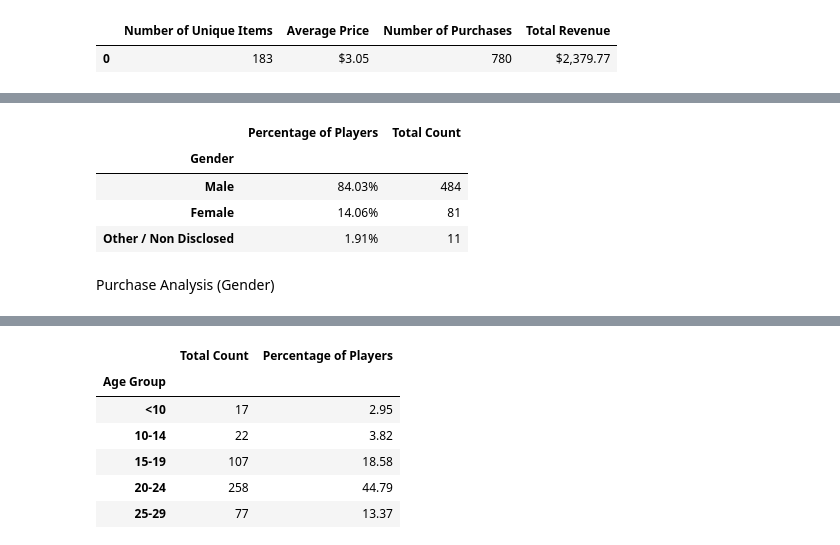
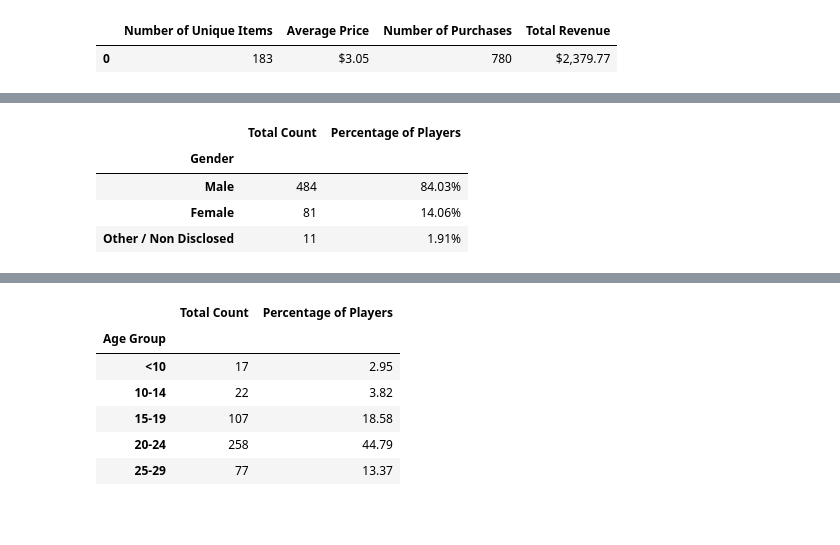
Before and after one commit to theriotn95/pandas-challenge, a Jupyter notebook: HeroesOfPymoli/Heroes_of_Pymoli_script.ipynb, the cells around one changed output, grey strips where cells are left out. Cells and saved outputs as stored; diff of their text form; code cells hidden in the pictures; blank space fills up the shorter version.

```diff
--- a/HeroesOfPymoli/Heroes_of_Pymoli_script.ipynb
+++ b/HeroesOfPymoli/Heroes_of_Pymoli_script.ipynb
@@ -53,33 +83,33 @@ Gender Demographics
 # %%
 #determine data you want in chart and start your data
 df_gender = purchase_data[['SN','Gender', 'Age']]
 df_gender_d = df_gender.drop_duplicates(subset='SN')
 
 #calculate perecentage and count values for your all of your gender rows
 males = df_gender_d.loc[df_gender_d['Gender'] == 'Male']
 males_count = len(males)
 male_per = (len(males)/len(df_gender_d))*100
 
 females = df_gender_d.loc[df_gender_d['Gender'] == 'Female']
 females_count = len(females)
 female_per = (len(females)/len(df_gender_d))*100
 
 others = df_gender_d.loc[df_gender_d['Gender'] == 'Other / Non-Disclosed']
 others_count = len(others)
 others_per = (len(others)/len(df_gender_d))*100
 
 #Now combine data that has been calcualted into a simple data frame
-gen_df = pd.DataFrame({"Gender":["Male", "Female", "Other / Non Disclosed"],"Percentage of Players":[male_per, female_per, others_per],
- "Total Count":[males_count, females_count, others_count]}, columns = ["Gender", "Percentage of Players", "Total Count"])
+gen_df = pd.DataFrame({"Gender":["Male", "Female", "Other / Non Disclosed"],
+                       "Total Count":[males_count, females_count, others_count],
+                       "Percentage of Players":[male_per, female_per, others_per]},
+                      columns = ["Gender", "Total Count", "Percentage of Players"])
 
 #Add the gender index and format the percentage
 gen_final_df = gen_df.set_index("Gender")
 gen_final_df.style.format({"Percentage of Players":"{:.2f}%"})
 # %% [output]
-|  | Percentage of Players | Total Count |
+|  | Total Count | Percentage of Players |
 | Gender |  |  |
-| Male | 84.03% | 484 |
-| Female | 14.06% | 81 |
-| Other / Non Disclosed | 1.91% | 11 |
+| Male | 484 | 84.03% |
+| Female | 81 | 14.06% |
+| Other / Non Disclosed | 11 | 1.91% |
-# %% [markdown]
-Purchase Analysis (Gender)
```
Also changed, not shown: parts of 21 cells of this notebook.
